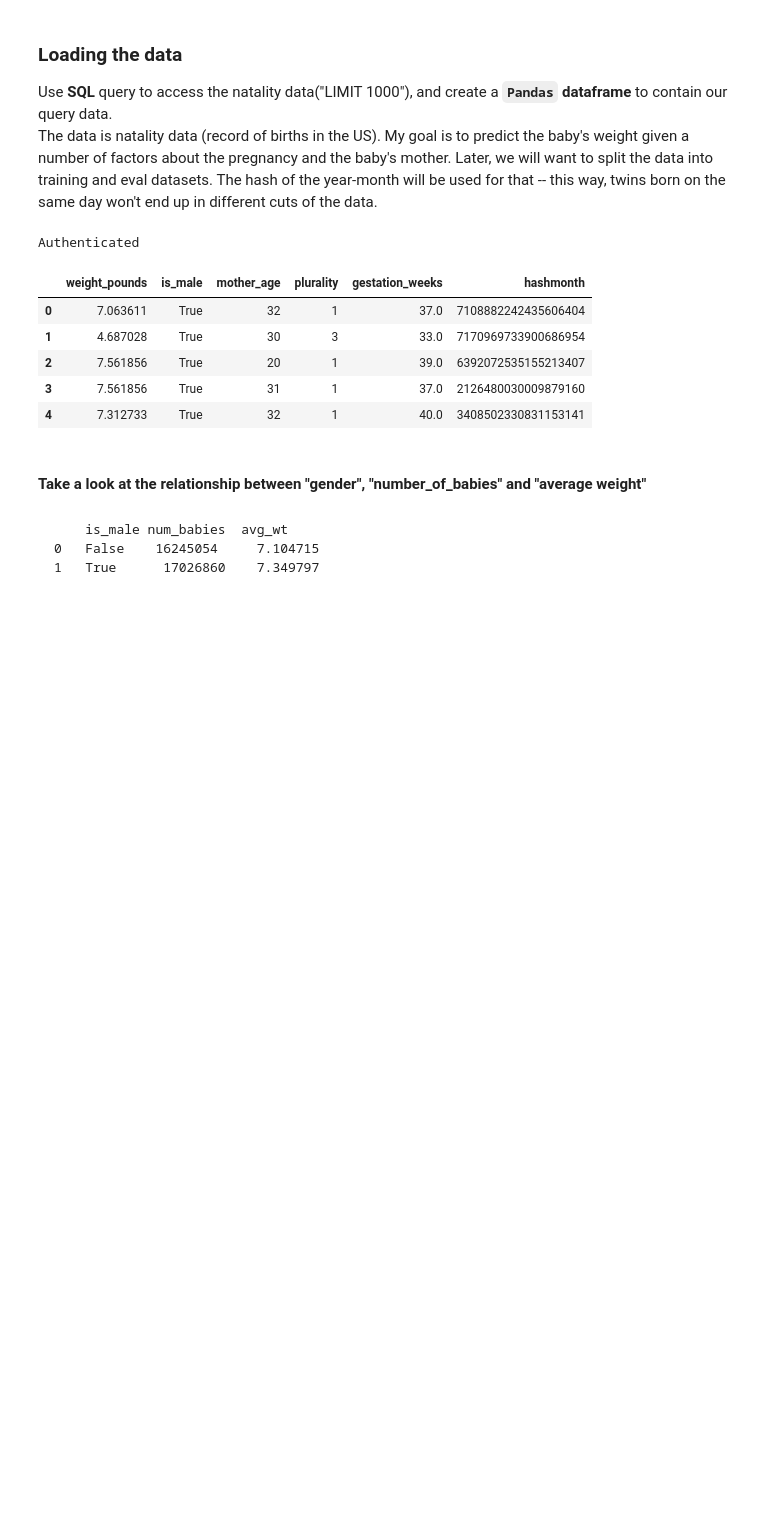
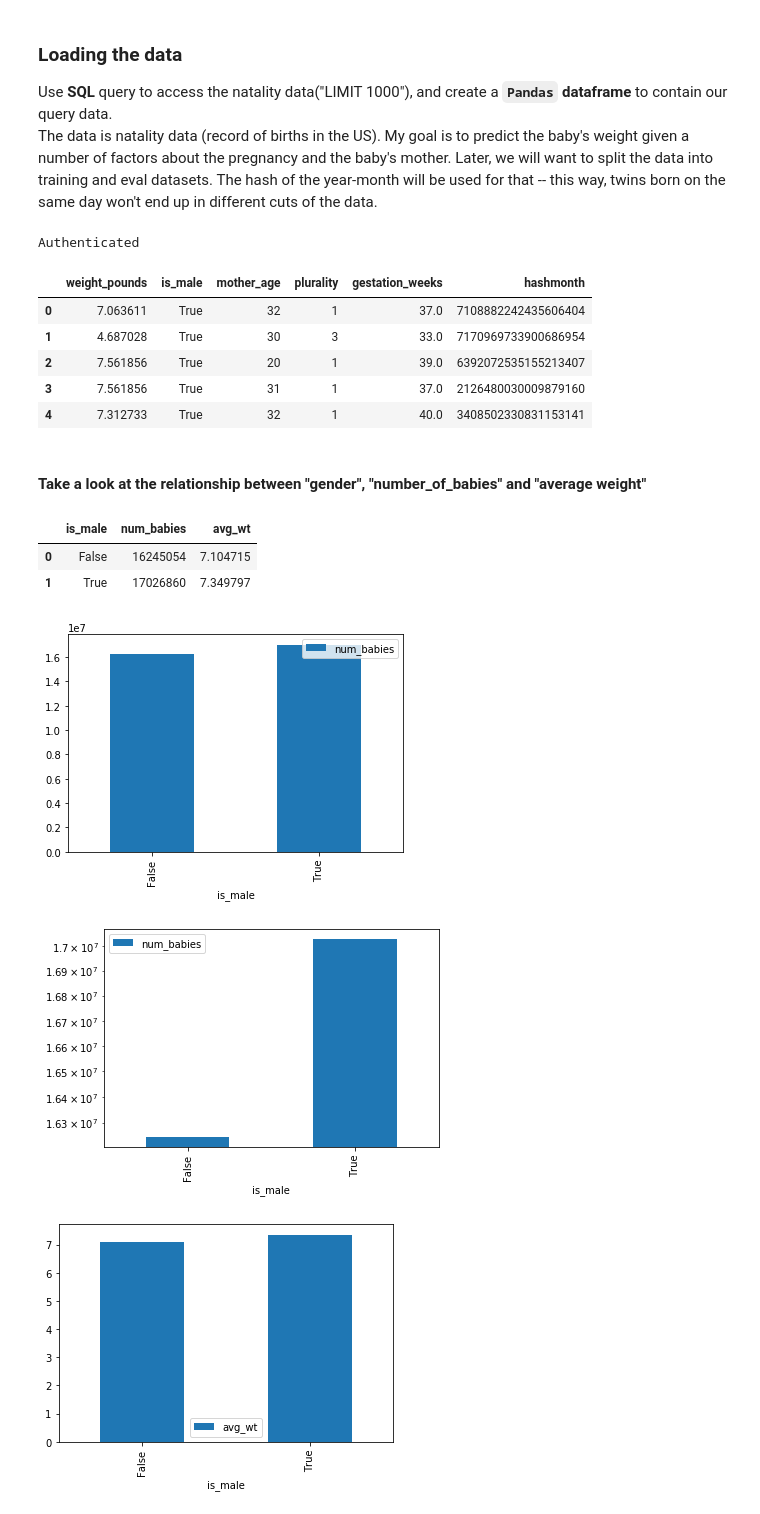
Before and after one commit to Sylar257/Google-Cloud-Platform-with-Tensorflow, a Jupyter notebook: Exploratory_Data_Analysis.ipynb, the cells around one changed output. Cells and saved outputs as stored; diff of their text form; code cells hidden in the pictures; blank space fills up the shorter version.

```diff
--- a/Exploratory_Data_Analysis.ipynb
+++ b/Exploratory_Data_Analysis.ipynb
@@ -82,9 +67,35 @@ df.head()
-# %% [markdown]
-		is_male	num_babies	avg_wt
-	0	False	 16245054	  7.104715
-	1	True	  17026860	  7.349797
+# %%
+# Create a function that finds any one of the feature's corelation with average weight and number of babies
+def get_distinct_values(column_name):
+    # {0} refers to the first input variable. In this case, "column_name"
+    # This happens because the .format() at the end
+    query = """
+    SELECT
+        {0},
+        COUNT(1) AS num_babies,
+        AVG(weight_pounds) AS avg_wt
+    FROM
+        publicdata.samples.natality
+    WHERE
+        year>2000
+    GROUP BY
+        {0}
+    """.format(column_name)
+    return pd.io.gbq.read_gbq(query, project_id=project_id, dialect='standard')
 # %%
 # plot and see the corelation of our target("weight_pounds") with other features
 
-df.plot(x='is_male', y='num_babies', logy=True, kind='bar');
+# call on the 'is_male' column
+df = get_distinct_values('is_male')
+df.plot(x='is_male', y='num_babies', kind='bar');
+df.plot(x='is_male', y='num_babies', logy=True, kind='bar'); # take log on the y value
 df.plot(x='is_male', y='avg_wt', kind='bar');
+
+df.head()
+# %% [output]
+|  | is_male | num_babies | avg_wt |
+| 0 | False | 16245054 | 7.104715 |
+| 1 | True | 17026860 | 7.349797 |
+[figure, added]
+[figure, added]
+[figure, added]
```
Also changed, not shown: parts of 7 cells of this notebook.
